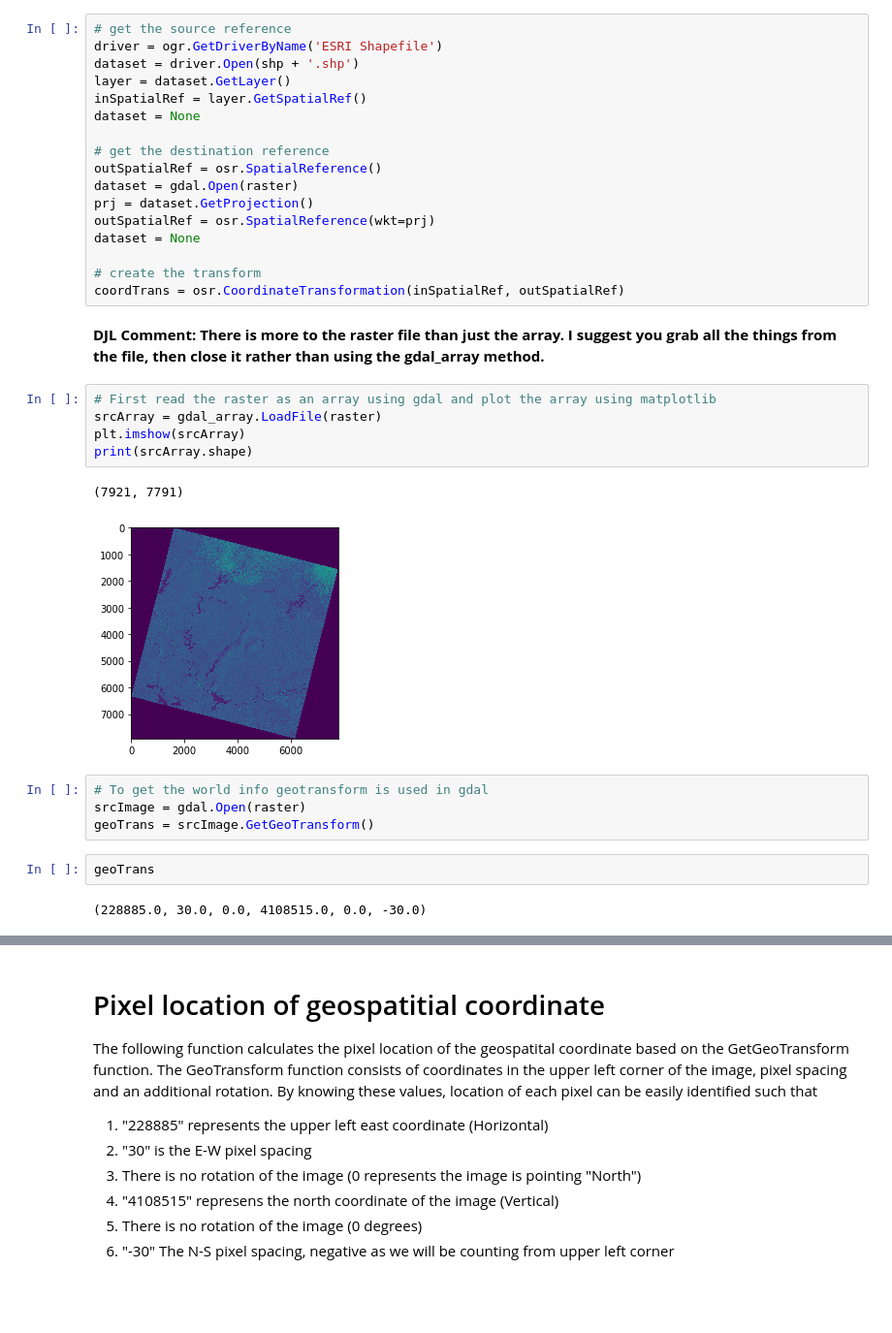
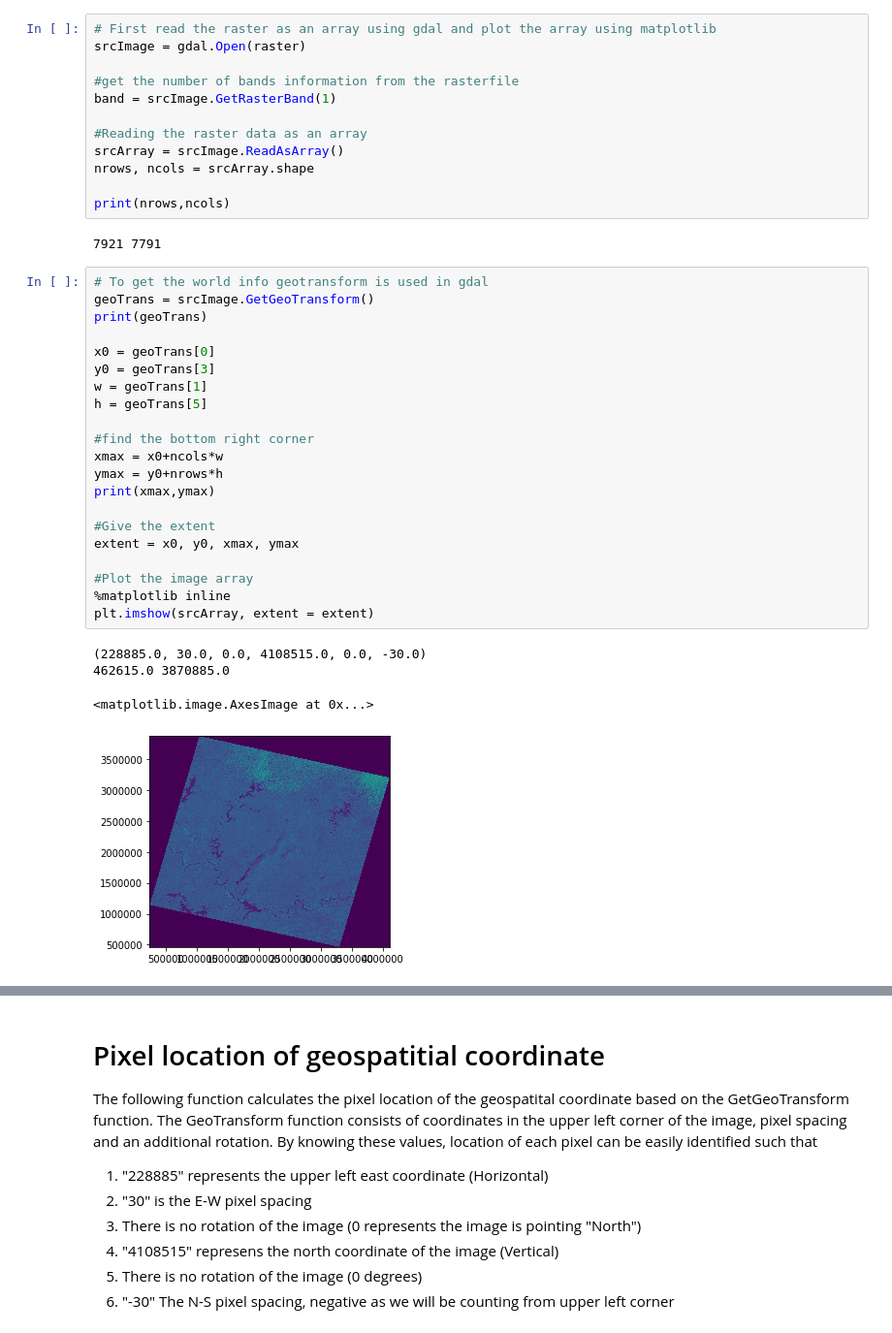
Before and after one commit to djlampert/Clipping_raster, a Jupyter notebook: clip_raster.ipynb, the cells around one changed output, grey strips where cells are left out. Shown: that part at 97% size. Saved outputs shown, nothing was run; the diff lists cells and outputs as text; blank space fills up the shorter version.

```diff
--- a/clip_raster.ipynb
+++ b/clip_raster.ipynb
@@ -50,36 +76,41 @@ Raster file LC08_L1TP_026035_20160917_20170222_01_T1_B5.TIF exists
-# %%
-# get the source reference
-driver = ogr.GetDriverByName('ESRI Shapefile')
-dataset = driver.Open(shp + '.shp')
-layer = dataset.GetLayer()
-inSpatialRef = layer.GetSpatialRef()
-dataset = None
-
-# get the destination reference
-outSpatialRef = osr.SpatialReference()
-dataset = gdal.Open(raster)
-prj = dataset.GetProjection()
-outSpatialRef = osr.SpatialReference(wkt=prj)
-dataset = None
-
-# create the transform
-coordTrans = osr.CoordinateTransformation(inSpatialRef, outSpatialRef)
-# %% [markdown]
-**DJL Comment: There is more to the raster file than just the array. I suggest you grab all the things from the file, then close it rather than using the gdal_array method.**
 # %%
 # First read the raster as an array using gdal and plot the array using matplotlib
-srcArray = gdal_array.LoadFile(raster)
-plt.imshow(srcArray)
-print(srcArray.shape)
+srcImage = gdal.Open(raster)
+
+#get the number of bands information from the rasterfile
+band = srcImage.GetRasterBand(1)
+
+#Reading the raster data as an array
+srcArray = srcImage.ReadAsArray()
+nrows, ncols = srcArray.shape
+
+print(nrows,ncols)
 # %% [output]
-(7921, 7791)
+7921 7791
-[figure, removed]
-# %%
-# To get the world info geotransform is used in gdal
-srcImage = gdal.Open(raster)
-geoTrans = srcImage.GetGeoTransform()
-# %%
-geoTrans
-# %% [output]
-(228885.0, 30.0, 0.0, 4108515.0, 0.0, -30.0)
+# %%
+# To get the world info geotransform is used in gdal
+geoTrans = srcImage.GetGeoTransform()
+print(geoTrans)
+
+x0 = geoTrans[0]
+y0 = geoTrans[3]
+w = geoTrans[1]
+h = geoTrans[5]
+
+#find the bottom right corner
+xmax = x0+ncols*w
+ymax = y0+nrows*h
+print(xmax,ymax)
+
+#Give the extent
+extent = x0, y0, xmax, ymax
+
+#Plot the image array
+%matplotlib inline
+plt.imshow(srcArray, extent = extent)
+# %% [output]
+(228885.0, 30.0, 0.0, 4108515.0, 0.0, -30.0)
+462615.0 3870885.0
+<matplotlib.image.AxesImage at 0x...>
+[figure, added]
 # %%
```
Also changed, not shown: parts of 13 cells of this notebook.
